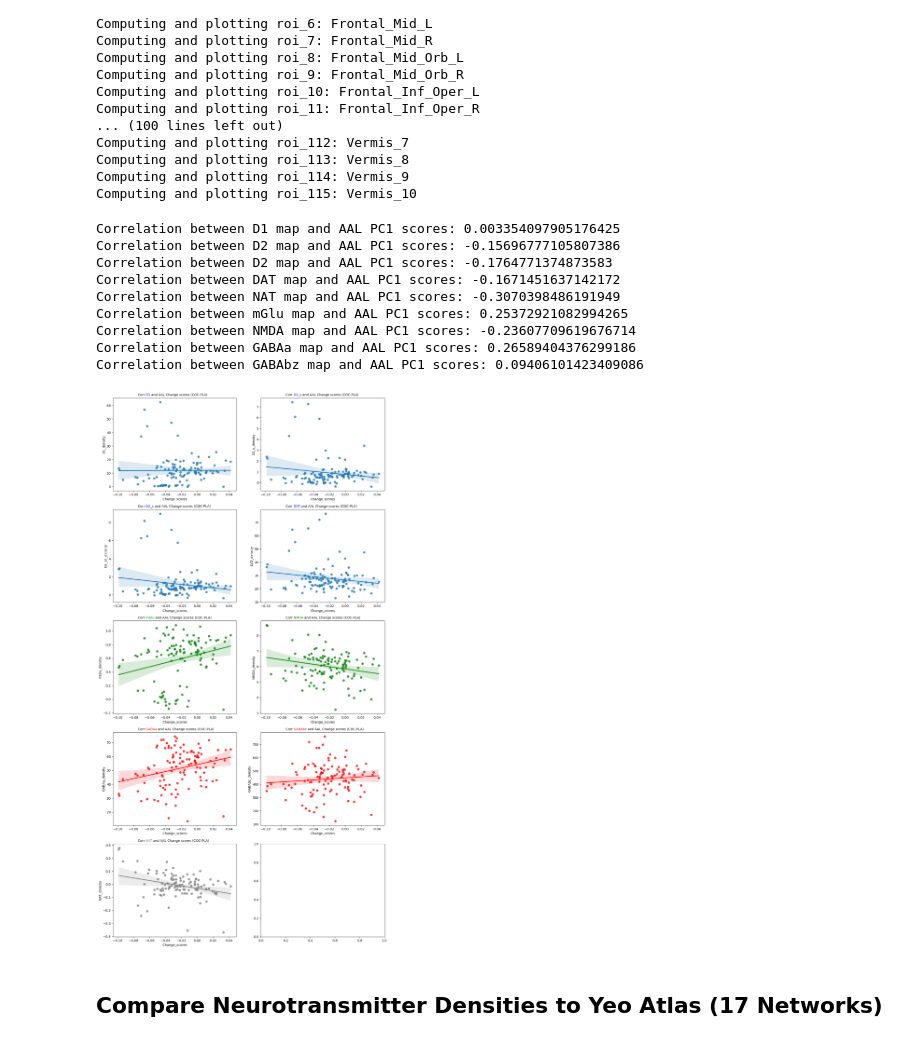
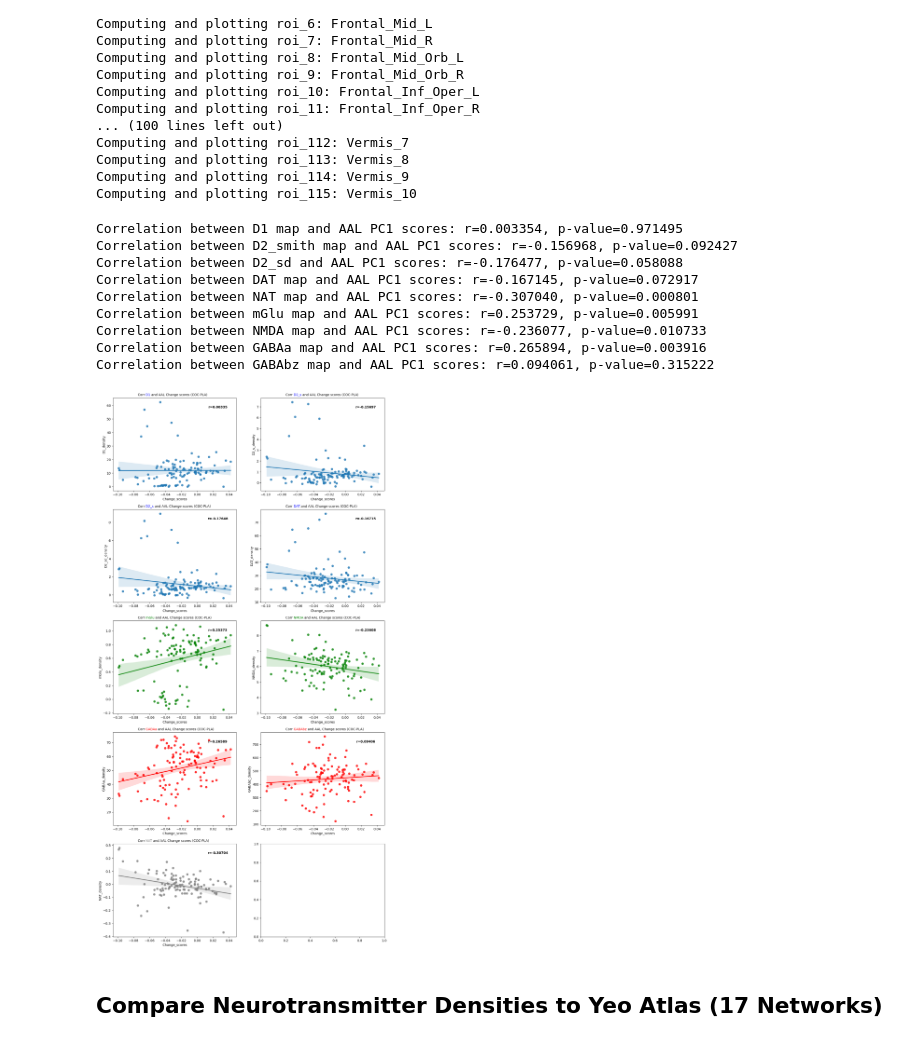
Before and after one commit to LuisA00/ResearchElective_Maastricht2023, a Jupyter notebook: ComparingAtlasesToNeurotransmittersDensities.ipynb, the cells around one changed output. Drawn from its saved outputs; the diff is of its cells as text; code cells hidden in the pictures.

```diff
--- a/ComparingAtlasesToNeurotransmittersDensities.ipynb
+++ b/ComparingAtlasesToNeurotransmittersDensities.ipynb
@@ -249,36 +255,38 @@ for x in range(len(AA_labels)):
 # %%
+from scipy.stats import pearsonr
+
 # Compute correlation between Hassen maps and AAL PC1 scores
-D1_AAl_cor = np.corrcoef(Change_PC1_AA_mean_scores, D1_to_AAL_mean_scores)
-D2_smith_AAl_cor = np.corrcoef(Change_PC1_AA_mean_scores, D2_smith_to_AAL_mean_scores)
-D2_sd_AAl_cor = np.corrcoef(Change_PC1_AA_mean_scores, D2_sd_to_AAL_mean_scores)
-DAT_AAl_cor = np.corrcoef(Change_PC1_AA_mean_scores, DAT_to_AAL_mean_scores)
+D1_AAl_cor = pearsonr(Change_PC1_AA_mean_scores, D1_to_AAL_mean_scores)
+D2_smith_AAl_cor = pearsonr(Change_PC1_AA_mean_scores, D2_smith_to_AAL_mean_scores)
+D2_sd_AAl_cor = pearsonr(Change_PC1_AA_mean_scores, D2_sd_to_AAL_mean_scores)
+DAT_AAl_cor = pearsonr(Change_PC1_AA_mean_scores, DAT_to_AAL_mean_scores)
 
-NAT_AAl_cor = np.corrcoef(Change_PC1_AA_mean_scores, NAT_to_AAL_mean_scores)
-mGlu_AAl_cor = np.corrcoef(Change_PC1_AA_mean_scores, mGlu_to_AAL_mean_scores)
-NMDA_AAl_cor = np.corrcoef(Change_PC1_AA_mean_scores, NMDA_to_AAL_mean_scores)
-GABAa_AAl_cor = np.corrcoef(Change_PC1_AA_mean_scores, GABAa_to_AAL_mean_scores)
-GABAbz_AAl_cor = np.corrcoef(Change_PC1_AA_mean_scores, GABAbz_to_AAL_mean_scores)
+NAT_AAl_cor = pearsonr(Change_PC1_AA_mean_scores, NAT_to_AAL_mean_scores)
+mGlu_AAl_cor = pearsonr(Change_PC1_AA_mean_scores, mGlu_to_AAL_mean_scores)
+NMDA_AAl_cor = pearsonr(Change_PC1_AA_mean_scores, NMDA_to_AAL_mean_scores)
+GABAa_AAl_cor = pearsonr(Change_PC1_AA_mean_scores, GABAa_to_AAL_mean_scores)
+GABAbz_AAl_cor = pearsonr(Change_PC1_AA_mean_scores, GABAbz_to_AAL_mean_scores)
 
-print("Correlation between D1 map and AAL PC1 scores: " + str(D1_AAl_cor[0, 1]))
-print("Correlation between D2 map and AAL PC1 scores: " + str(D2_smith_AAl_cor[0, 1]))
-print("Correlation between D2 map and AAL PC1 scores: " + str(D2_sd_AAl_cor[0, 1]))
-print("Correlation between DAT map and AAL PC1 scores: " + str(DAT_AAl_cor[0, 1]))
+print("Correlation between D1 map and AAL PC1 scores: r=%3f, p-value=%3f" % (D1_AAl_cor[0], D1_AAl_cor[1]))
+print("Correlation between D2_smith map and AAL PC1 scores: r=%3f, p-value=%3f" % (D2_smith_AAl_cor[0], D2_smith_AAl_cor[1]))
+print("Correlation between D2_sd and AAL PC1 scores: r=%3f, p-value=%3f" % (D2_sd_AAl_cor[0], D2_sd_AAl_cor[1]))
+print("Correlation between DAT map and AAL PC1 scores: r=%3f, p-value=%3f" % (DAT_AAl_cor[0], DAT_AAl_cor[1]))
 
-print("Correlation between NAT map and AAL PC1 scores: " + str(NAT_AAl_cor[0, 1]))
-print("Correlation between mGlu map and AAL PC1 scores: " + str(mGlu_AAl_cor[0, 1]))
-print("Correlation between NMDA map and AAL PC1 scores: " + str(NMDA_AAl_cor[0, 1]))
-print("Correlation between GABAa map and AAL PC1 scores: " + str(GABAa_AAl_cor[0, 1]))
-print("Correlation between GABAbz map and AAL PC1 scores: " + str(GABAbz_AAl_cor[0, 1]))
+print("Correlation between NAT map and AAL PC1 scores: r=%3f, p-value=%3f" % (NAT_AAl_cor[0], NAT_AAl_cor[1]))
+print("Correlation between mGlu map and AAL PC1 scores: r=%3f, p-value=%3f" % (mGlu_AAl_cor[0], mGlu_AAl_cor[1]))
+print("Correlation between NMDA map and AAL PC1 scores: r=%3f, p-value=%3f" % (NMDA_AAl_cor[0], NMDA_AAl_cor[1]))
+print("Correlation between GABAa map and AAL PC1 scores: r=%3f, p-value=%3f" % (GABAa_AAl_cor[0], GABAa_AAl_cor[1]))
+print("Correlation between GABAbz map and AAL PC1 scores: r=%3f, p-value=%3f" % (GABAbz_AAl_cor[0], GABAbz_AAl_cor[1]))
 # %% [output]
-Correlation between D1 map and AAL PC1 scores: 0.003354097905176425
-Correlation between D2 map and AAL PC1 scores: -0.15696777105807386
-Correlation between D2 map and AAL PC1 scores: -0.1764771374873583
-Correlation between DAT map and AAL PC1 scores: -0.1671451637142172
-Correlation between NAT map and AAL PC1 scores: -0.3070398486191949
-Correlation between mGlu map and AAL PC1 scores: 0.25372921082994265
-Correlation between NMDA map and AAL PC1 scores: -0.23607709619676714
-Correlation between GABAa map and AAL PC1 scores: 0.26589404376299186
-Correlation between GABAbz map and AAL PC1 scores: 0.09406101423409086
+Correlation between D1 map and AAL PC1 scores: r=0.003354, p-value=0.971495
+Correlation between D2_smith map and AAL PC1 scores: r=-0.156968, p-value=0.092427
+Correlation between D2_sd and AAL PC1 scores: r=-0.176477, p-value=0.058088
+Correlation between DAT map and AAL PC1 scores: r=-0.167145, p-value=0.072917
+Correlation between NAT map and AAL PC1 scores: r=-0.307040, p-value=0.000801
+Correlation between mGlu map and AAL PC1 scores: r=0.253729, p-value=0.005991
+Correlation between NMDA map and AAL PC1 scores: r=-0.236077, p-value=0.010733
+Correlation between GABAa map and AAL PC1 scores: r=0.265894, p-value=0.003916
+Correlation between GABAbz map and AAL PC1 scores: r=0.094061, p-value=0.315222
 # %%
 from flexitext import flexitext
 import matplotlib as mpl
@@ -297,41 +305,60 @@ fig, ax = plt.subplots(5, 2, figsize=(15, 30))
 regplot_D1 = sns.regplot(data=Neurotransmitters_AAl_scores, x="Change_scores", y="D1_density", ax=ax[0, 0])
 title1 = "Corr <color:blue>D1 </>and AAL Change scores (COC-PLA)"
 flexitext(0.2, 1.05, title1, va="top", ax=ax[0, 0])
+r_value1 = "<weight:bold, size:10>r="+str(round(D1_AAl_cor[0], 5))+"</>"
+flexitext(0.85, 0.9, r_value1, ha="center", ax=ax[0, 0])
 
 regplot_D2_s = sns.regplot(data=Neurotransmitters_AAl_scores, x="Change_scores", y="D2_s_density", ax=ax[0, 1])
 title2 = "Corr <color:blue>D2_s </>and AAL Change scores (COC-PLA)"
 flexitext(0.2, 1.05, title2, va="top", ax=ax[0, 1])
+r_value2 = "<weight:bold, size:10>r="+str(round(D2_smith_AAl_cor[0], 5))+"</>"
+flexitext(0.85, 0.9, r_value2, ha="center", ax=ax[0, 1])
 
 regplot_D2_sd = sns.regplot(data=Neurotransmitters_AAl_scores, x="Change_scores", y="D2_sd_density", ax=ax[1, 0])
 title3 = "Corr <color:blue>D2_s </>and AAL Change scores (COC-PLA)"
 flexitext(0.2, 1.05, title3, va="top", ax=ax[1, 0])
+r_value3 = "<weight:bold, size:10>r="+str(round(D2_sd_AAl_cor[0], 5))+"</>"
+flexitext(0.85, 0.9, r_value3, ha="center", ax=ax[1, 0])
 
 regplot_DAT = sns.regplot(data=Neurotransmitters_AAl_scores, x="Change_scores", y="DAT_density", ax=ax[1, 1])
 title4 = "Corr <color:blue>DAT </>and AAL Change scores (COC-PLA)"
 flexitext(0.2, 1.05, title4, va="top", ax=ax[1, 1])
+r_value4 = "<weight:bold, size:10>r="+str(round(DAT_AAl_cor[0], 5))+"</>"
+flexitext(0.85, 0.9, r_value4, ha="center", ax=ax[1, 1])
 
 regplot_mGlu = sns.regplot(data=Neurotransmitters_AAl_scores, x="Change_scores", y="mGlu_density", ax=ax[2, 0], color="green")
 title5 = "Corr <color:green>mGlu </>and AAL Change scores (COC-PLA)"
 flexitext(0.2, 1.05, title5, va="top", ax=ax[2, 0])
+r_value5 = "<weight:bold, size:10>r="+str(round(mGlu_AAl_cor[0], 5))+"</>"
+flexitext(0.85, 0.9, r_value5, ha="center", ax=ax[2, 0])
 
 regplot_NMDA = sns.regplot(data=Neurotransmitters_AAl_scores, x="Change_scores", y="NMDA_density", ax=ax[2, 1], color="green")
 title6 = "Corr <color:green>NMDA </>and AAL Change scores (COC-PLA)"
 flexitext(0.2, 1.05, title6, va="top", ax=ax[2, 1])
+r_value6 = "<weight:bold, size:10>r="+str(round(NMDA_AAl_cor[0], 5))+"</>"
+flexitext(0.85, 0.9, r_value6, ha="center", ax=ax[2, 1])
 
 regplot_mGlu = sns.regplot(data=Neurotransmitters_AAl_scores, x="Change_scores", y="GABAa_density", ax=ax[3, 0], color="red")
 title7 = "Corr <color:red>GABAa </>and AAL Change scores (COC-PLA)"
 flexitext(0.2, 1.05, title7, va="top", ax=ax[3, 0])
+r_value7 = "<weight:bold, size:10>r="+str(round(GABAa_AAl_cor[0], 5))+"</>"
+flexitext(0.85, 0.9, r_value7, ha="center", ax=ax[3, 0])
 
 regplot_NMDA = sns.regplot(data=Neurotransmitters_AAl_scores, x="Change_scores", y="GABAbz_density", ax=ax[3, 1], color="red")
 title8 = "Corr <color:red>GABAbz </>and AAL Change scores (COC-PLA)"
 flexitext(0.2, 1.05, title8, va="top", ax=ax[3, 1])
+r_value8 = "<weight:bold, size:10>r="+str(round(GABAbz_AAl_cor[0], 5))+"</>"
+flexitext(0.85, 0.9, r_value8, ha="center", ax=ax[3, 1])
 
 regplot_NAT = sns.regplot(data=Neurotransmitters_AAl_scores, x="Change_scores", y="NAT_density", ax=ax[4, 0], color="gray")
 title9 = "Corr <color:gray>NAT </>and AAL Change scores (COC-PLA)"
 flexitext(0.2, 1.05, title9, va="top", ax=ax[4, 0])
+r_value9 = "<weight:bold, size:10>r="+str(round(NAT_AAl_cor[0], 5))+"</>"
+flexitext(0.85, 0.9, r_value9, ha="center", ax=ax[4, 0])
+
 plt.show()
 # %% [output]
-[figure, old version]
+[figure, new version]
 # %% [markdown]
 ## Compare Neurotransmitter Densities to Yeo Atlas (17 Networks)
 # %% [markdown]
```
Also changed, not shown: parts of 5 cells of this notebook, 7 other files.
